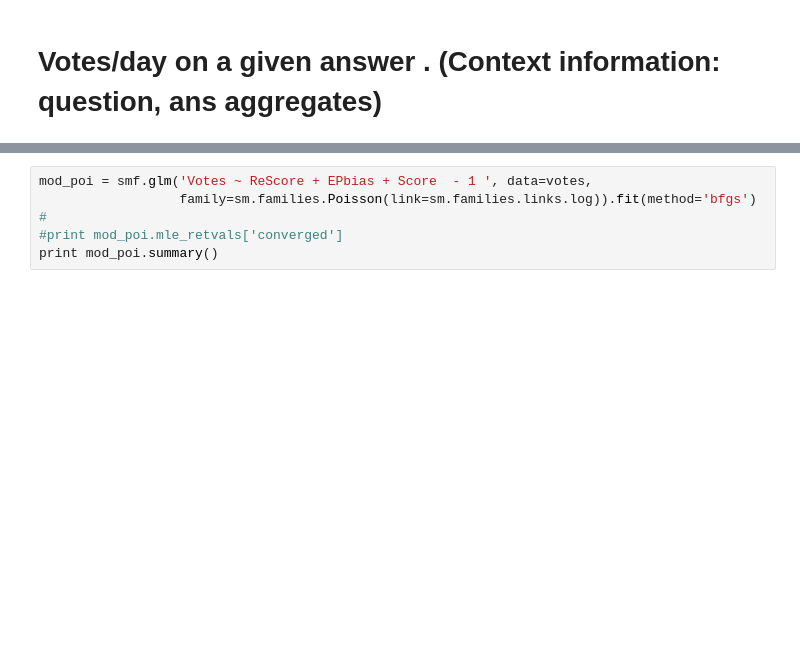
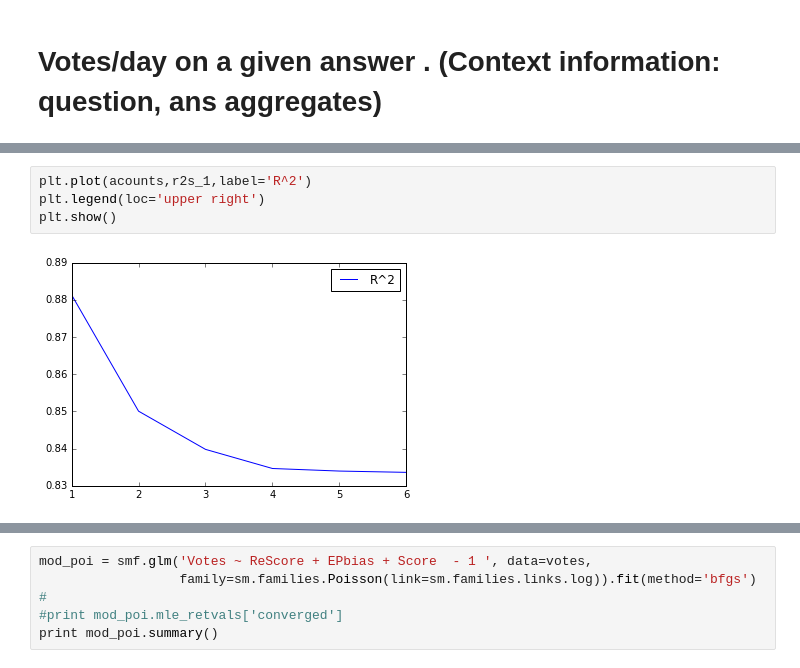
Before and after one commit to JoelDan192/Predictive-model-for-the-voting-system-in-SE-network, a Jupyter notebook: spanish_site/Regression_AnsVotes.ipynb, the cells around one changed output, grey strips where cells are left out. Cells and saved outputs as stored; diff of their text form; blank space fills up the shorter version.

```diff
--- a/spanish_site/Regression_AnsVotes.ipynb
+++ b/spanish_site/Regression_AnsVotes.ipynb
@@ -94,0 +120,6 @@ votes_r[['Score','Votes','CumScore','CumVotes','QScore','QVotes','ReScore','QReS
+# %%
+plt.plot(acounts,r2s_1,label='R^2')
+plt.legend(loc='upper right')
+plt.show()
+# %% [output]
+[figure, added]
```
Also changed, not shown: parts of 16 cells of this notebook.
